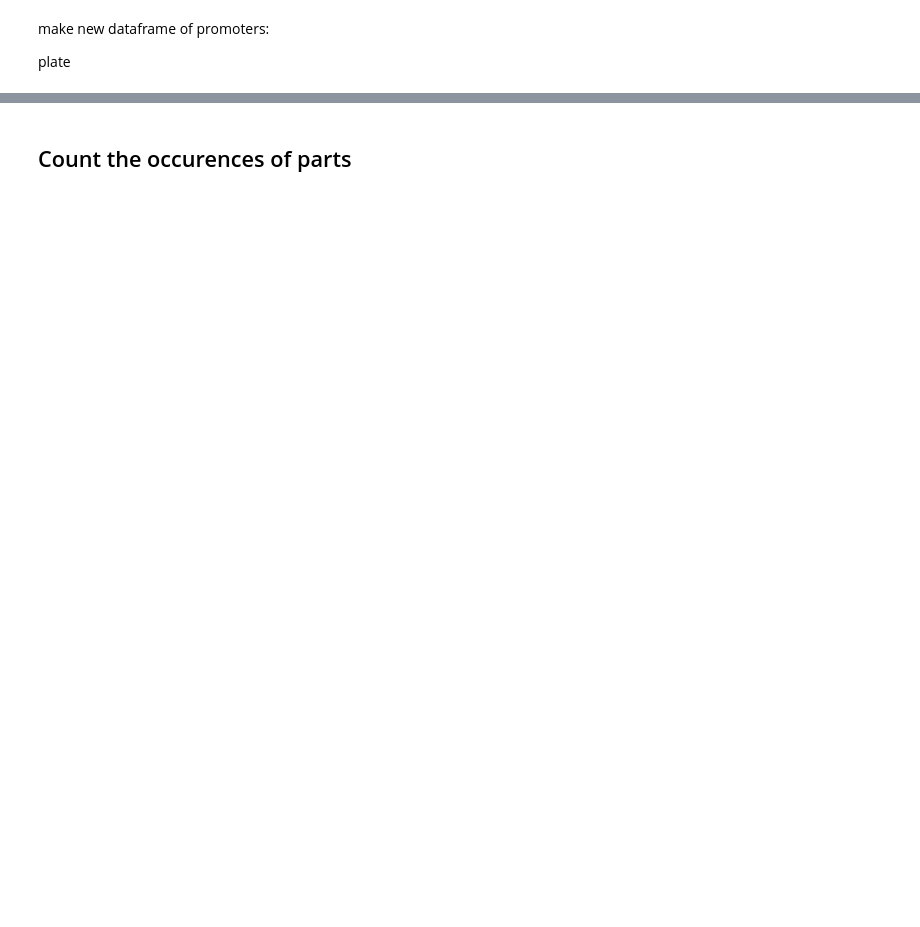
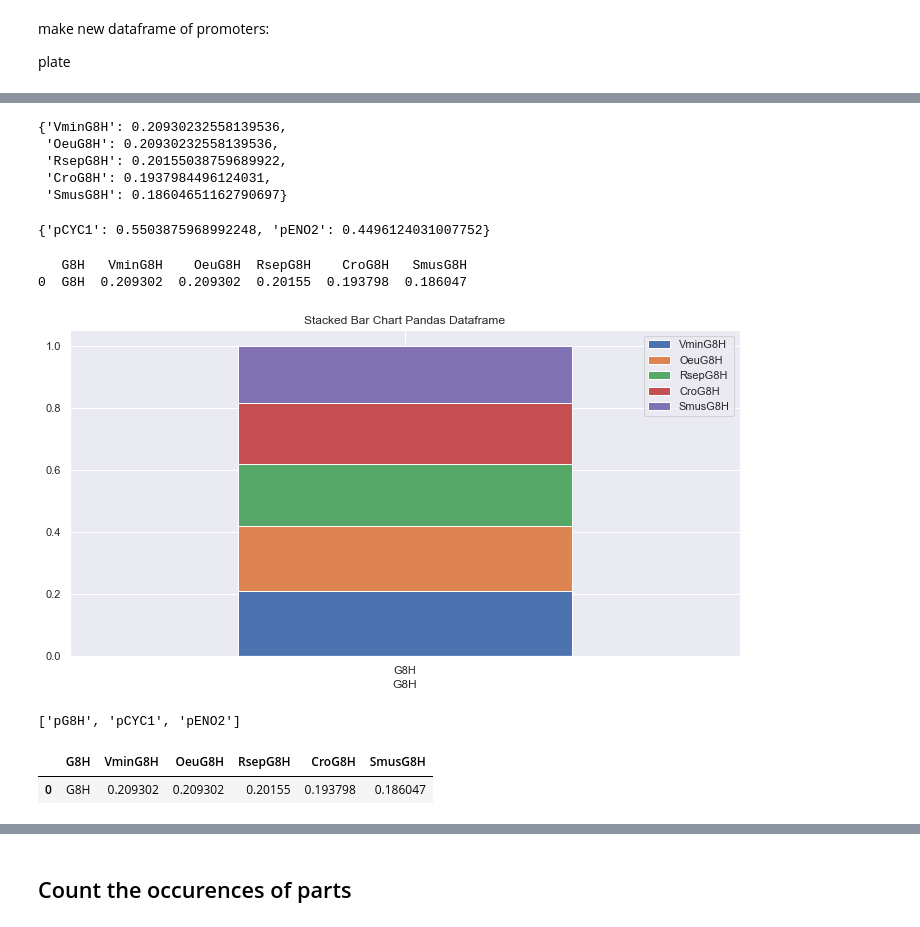
Before and after one commit to hiyama341/ConStrain, a Jupyter notebook: notebooks/10-TEST-Library_Characterization2.ipynb, the cells around one changed output, grey strips where cells are left out. Saved outputs shown, nothing was run; the diff lists cells and outputs as text; code cells hidden in the pictures; blank space fills up the shorter version.

```diff
--- a/notebooks/10-TEST-Library_Characterization2.ipynb
+++ b/notebooks/10-TEST-Library_Characterization2.ipynb
@@ -1165,3 +1357,73 @@ g8h_counts
+# %%
+# G8H
+total = 0
+new_output = list(g8h_counts.values())
+for value in new_output:
+    total += value
+
+for k,v in g8h_counts.items():
+    g8h_counts[k] = g8h_counts[k]/total
+
+g8h_counts
+# %% [output]
+{'VminG8H': 0.20930232558139536,
+ 'OeuG8H': 0.20930232558139536,
+ 'RsepG8H': 0.20155038759689922,
+ 'CroG8H': 0.1937984496124031,
+ 'SmusG8H': 0.18604651162790697}
+# %%
+# pG8H
+total = 0
+new_output = list(pg8h_counts.values())
+for value in new_output:
+    total += value
+
+for k,v in pg8h_counts.items():
+    pg8h_counts[k] = pg8h_counts[k]/total
+
+pg8h_counts
+# %% [output]
+{'pCYC1': 0.5503875968992248, 'pENO2': 0.4496124031007752}
+# %%
+# Import Library
+
+import matplotlib.pyplot as plt
+import numpy as np
+import pandas as pd
+
+# Create Dataframe
+
+df = pd.DataFrame([['G8H', 0.20930232558139536, 0.20930232558139536, 0.20155038759689922, 0.1937984496124031,0.18604651162790697 ]],
+     columns=['G8H', 'VminG8H', 'OeuG8H', 'RsepG8H', 'CroG8H', 'SmusG8H'])
+
+# View Data
+
+print(df)
+
+# Plot stacked bar chart
+df.plot(x='G8H', kind='bar', stacked=True,
+        title='Stacked Bar Chart Pandas Dataframe',
+        figsize=(12,6))
+
+# Rotate tick label
+plt.xticks(rotation='horizontal')
+# Show
+plt.show()
+# %% [output]
+   G8H   VminG8H    OeuG8H  RsepG8H    CroG8H   SmusG8H
+0  G8H  0.209302  0.209302  0.20155  0.193798  0.186047
+[figure, added]
+# %%
+pg8_list_K  = ['pG8H']+ list(pg8h_counts.keys())
+pg8_list_V =  ['pG8H']+list(pg8h_counts.values())
+pg8_list_K
+# %% [output]
+['pG8H', 'pCYC1', 'pENO2']
+# %%
+df
+# %% [output]
+|  | G8H | VminG8H | OeuG8H | RsepG8H | CroG8H | SmusG8H |
+| 0 | G8H | 0.209302 | 0.209302 | 0.20155 | 0.193798 | 0.186047 |
 # %%
 dict_of_allcounts = all_counts.to_dict()
 dict_of_allcounts
```
Also changed, not shown: parts of 34 cells of this notebook, 1 other file.
